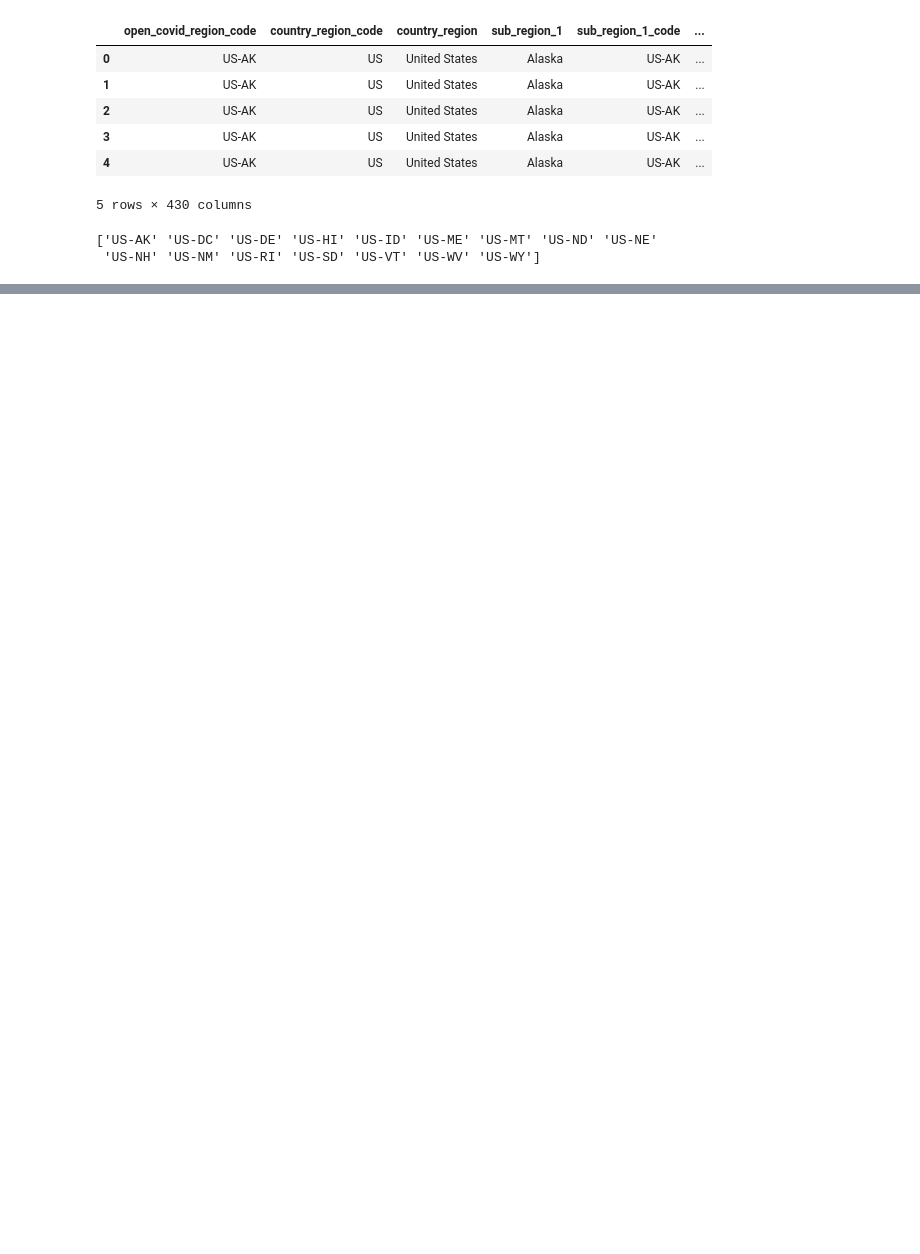
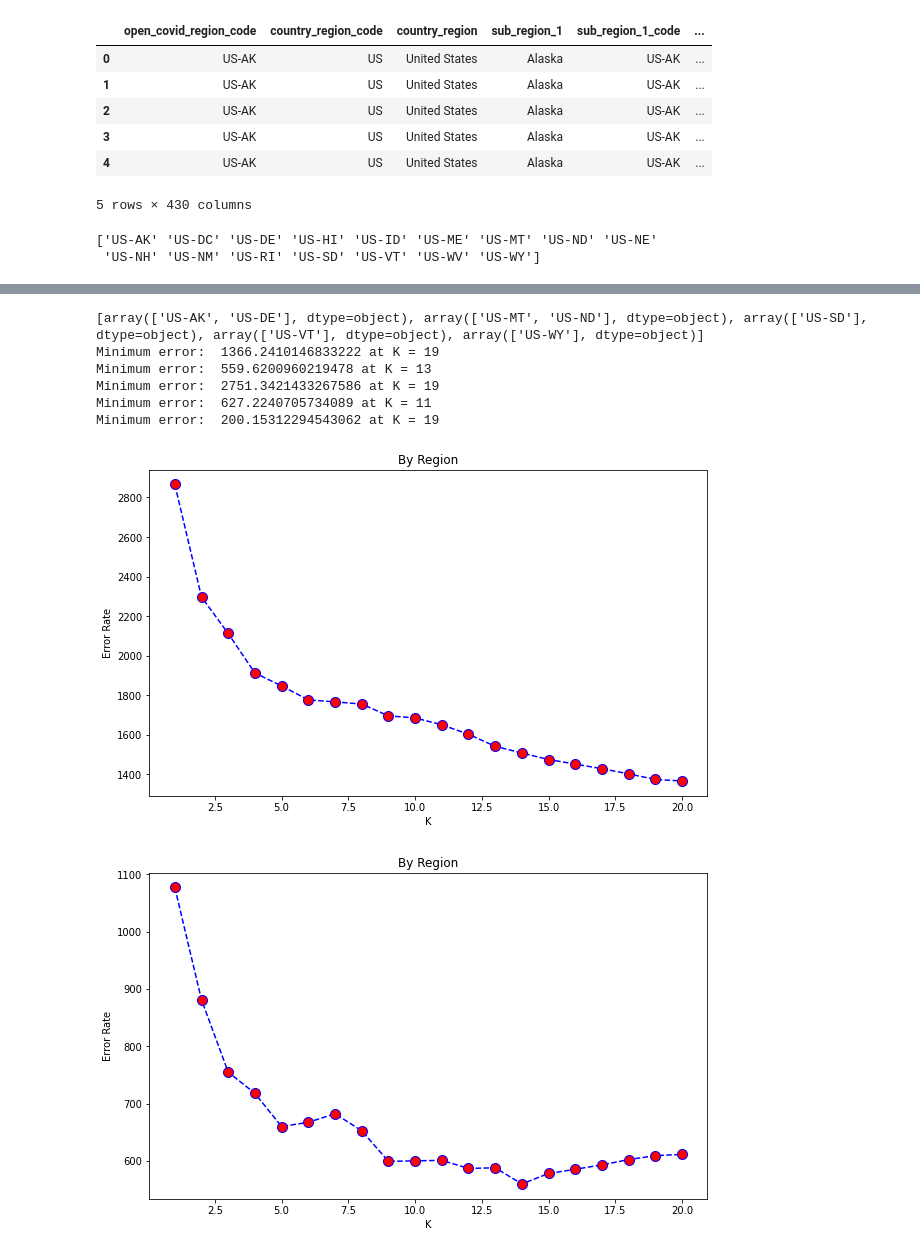
Before and after one commit to xinruili07/MiniProject1, a Jupyter notebook: mini_project1.ipynb, the cells around one changed output, grey strips where cells are left out. Drawn from its saved outputs; the diff is of its cells as text; code cells hidden in the pictures; blank space fills up the shorter version.

```diff
--- a/mini_project1.ipynb
+++ b/mini_project1.ipynb
@@ -101,0 +372,11 @@ complete_df.head()
+# %%
+knn_classifier(complete_df, 'region')
+# %% [output]
+[array(['US-AK', 'US-DE'], dtype=object), array(['US-MT', 'US-ND'], dtype=object), array(['US-SD'], dtype=object), array(['US-VT'], dtype=object), array(['US-WY'], dtype=object)]
+Minimum error:  1366.2410146833222 at K = 19
+Minimum error:  559.6200960219478 at K = 13
+Minimum error:  2751.3421433267586 at K = 19
+Minimum error:  627.2240705734089 at K = 11
+Minimum error:  200.15312294543062 at K = 19
+[figure, added]
+[figure, added]
```
Also changed, not shown: parts of 23 cells of this notebook.
